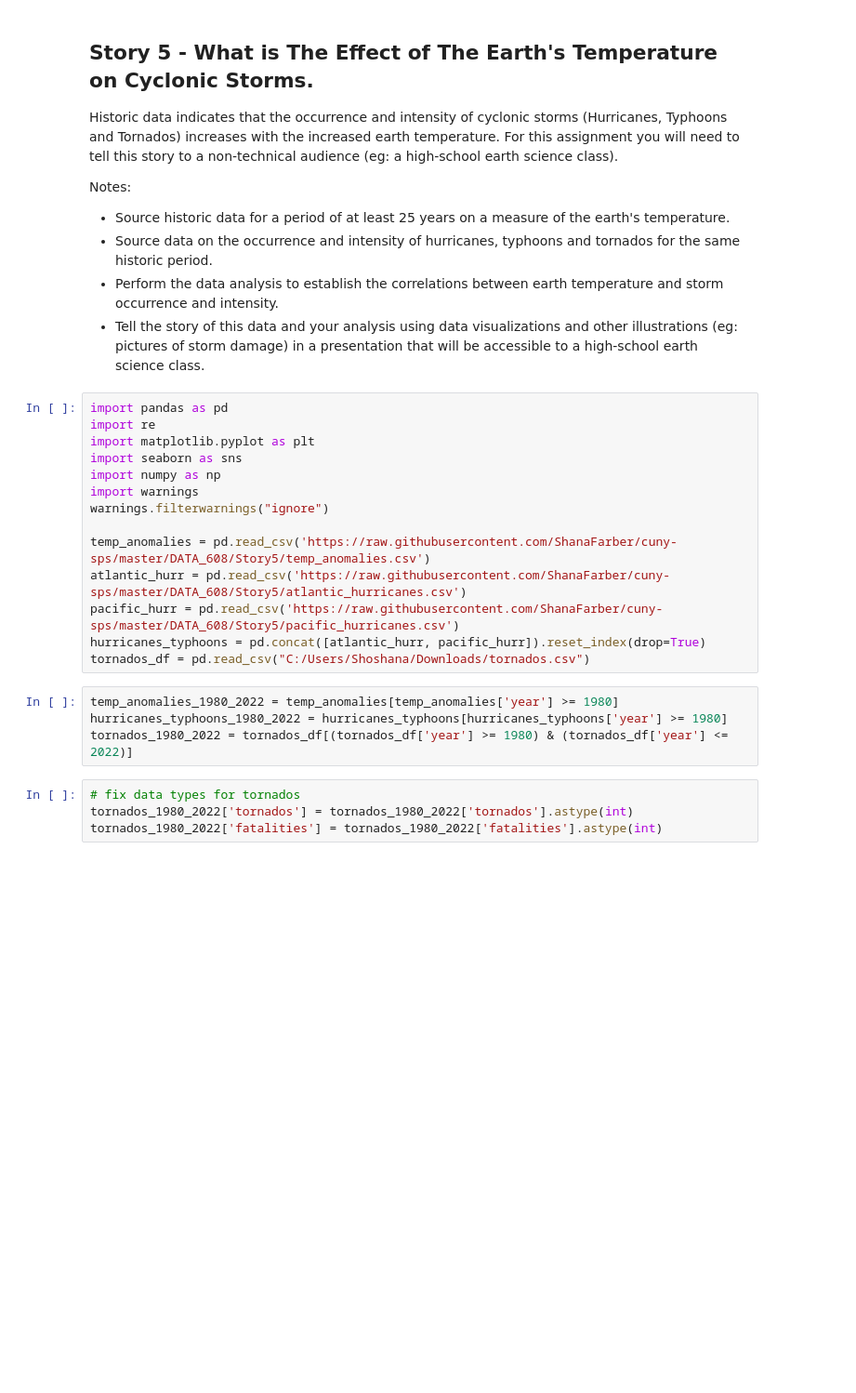
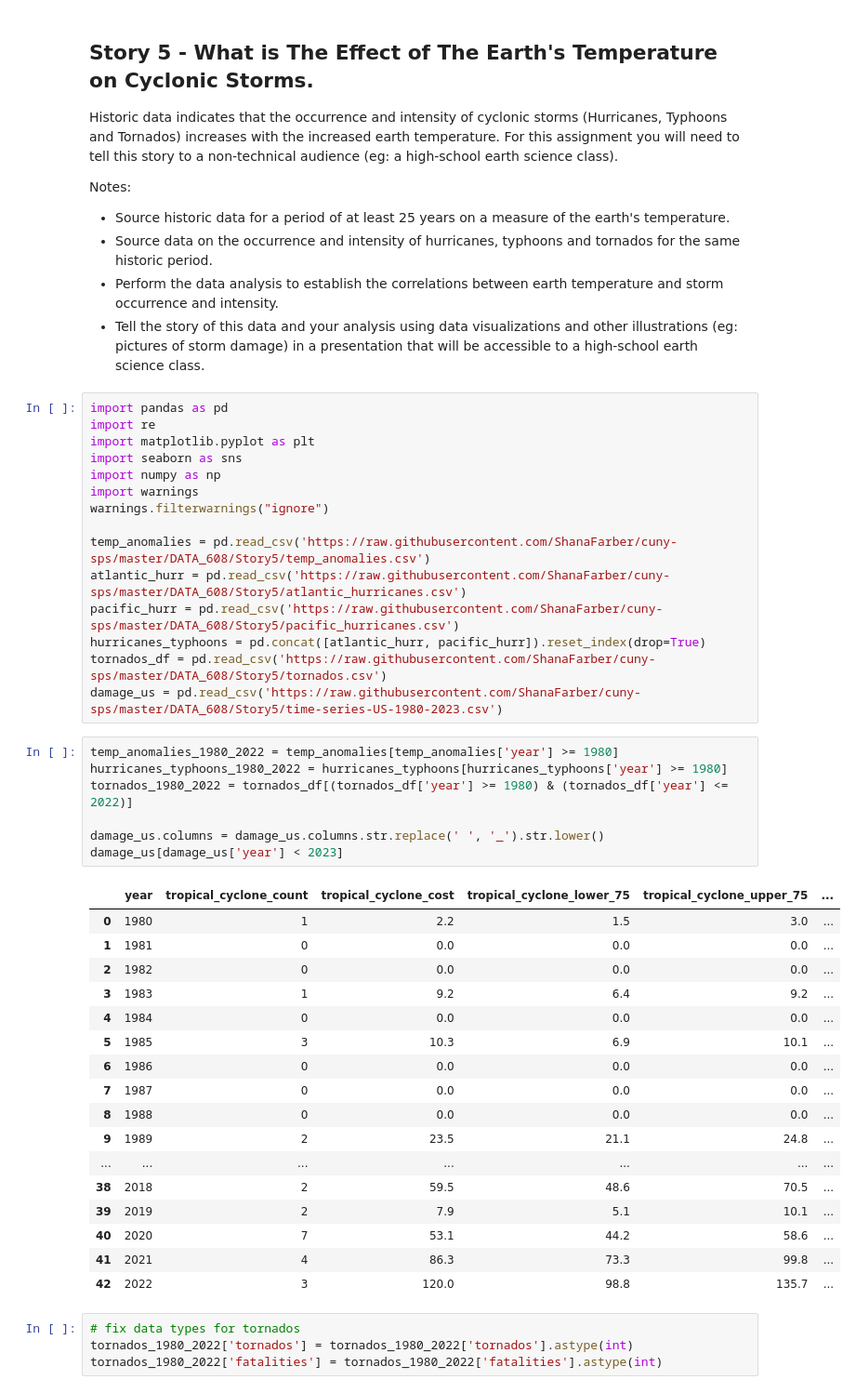
Before and after one commit to ShanaFarber/cuny-sps, a Jupyter notebook: DATA_608/Story5/Story5.ipynb, the cells around one changed output. Shown at 93% size. Saved outputs shown, nothing was run; the diff lists cells and outputs as text; blank space fills up the shorter version.

Commit message:
update story 5

```diff
--- a/DATA_608/Story5/Story5.ipynb
+++ b/DATA_608/Story5/Story5.ipynb
@@ -22,11 +22,33 @@ temp_anomalies = pd.read_csv('https://raw.githubusercontent.com/ShanaFarber/cuny
 atlantic_hurr = pd.read_csv('https://raw.githubusercontent.com/ShanaFarber/cuny-sps/master/DATA_608/Story5/atlantic_hurricanes.csv')
 pacific_hurr = pd.read_csv('https://raw.githubusercontent.com/ShanaFarber/cuny-sps/master/DATA_608/Story5/pacific_hurricanes.csv')
 hurricanes_typhoons = pd.concat([atlantic_hurr, pacific_hurr]).reset_index(drop=True)
-tornados_df = pd.read_csv("C:/Users/Shoshana/Downloads/tornados.csv")
+tornados_df = pd.read_csv('https://raw.githubusercontent.com/ShanaFarber/cuny-sps/master/DATA_608/Story5/tornados.csv')
+damage_us = pd.read_csv('https://raw.githubusercontent.com/ShanaFarber/cuny-sps/master/DATA_608/Story5/time-series-US-1980-2023.csv')
 # %%
 temp_anomalies_1980_2022 = temp_anomalies[temp_anomalies['year'] >= 1980]
 hurricanes_typhoons_1980_2022 = hurricanes_typhoons[hurricanes_typhoons['year'] >= 1980]
 tornados_1980_2022 = tornados_df[(tornados_df['year'] >= 1980) & (tornados_df['year'] <= 2022)]
+
+damage_us.columns = damage_us.columns.str.replace(' ', '_').str.lower()
+damage_us[damage_us['year'] < 2023]
+# %% [output]
+|  | year | tropical_cyclone_count | tropical_cyclone_cost | tropical_cyclone_lower_75 | tropical_cyclone_upper_75 | ... |
+| 0 | 1980 | 1 | 2.2 | 1.5 | 3.0 | ... |
+| 1 | 1981 | 0 | 0.0 | 0.0 | 0.0 | ... |
+| 2 | 1982 | 0 | 0.0 | 0.0 | 0.0 | ... |
+| 3 | 1983 | 1 | 9.2 | 6.4 | 9.2 | ... |
+| 4 | 1984 | 0 | 0.0 | 0.0 | 0.0 | ... |
+| 5 | 1985 | 3 | 10.3 | 6.9 | 10.1 | ... |
+| 6 | 1986 | 0 | 0.0 | 0.0 | 0.0 | ... |
+| 7 | 1987 | 0 | 0.0 | 0.0 | 0.0 | ... |
+| 8 | 1988 | 0 | 0.0 | 0.0 | 0.0 | ... |
+| 9 | 1989 | 2 | 23.5 | 21.1 | 24.8 | ... |
+| ... | ... | ... | ... | ... | ... | ... |
+| 38 | 2018 | 2 | 59.5 | 48.6 | 70.5 | ... |
+| 39 | 2019 | 2 | 7.9 | 5.1 | 10.1 | ... |
+| 40 | 2020 | 7 | 53.1 | 44.2 | 58.6 | ... |
+| 41 | 2021 | 4 | 86.3 | 73.3 | 99.8 | ... |
+| 42 | 2022 | 3 | 120.0 | 98.8 | 135.7 | ... |
 # %%
 # fix data types for tornados
 tornados_1980_2022['tornados'] = tornados_1980_2022['tornados'].astype(int)
```
Also changed, not shown: parts of 2 cells of this notebook, 1 other file.
